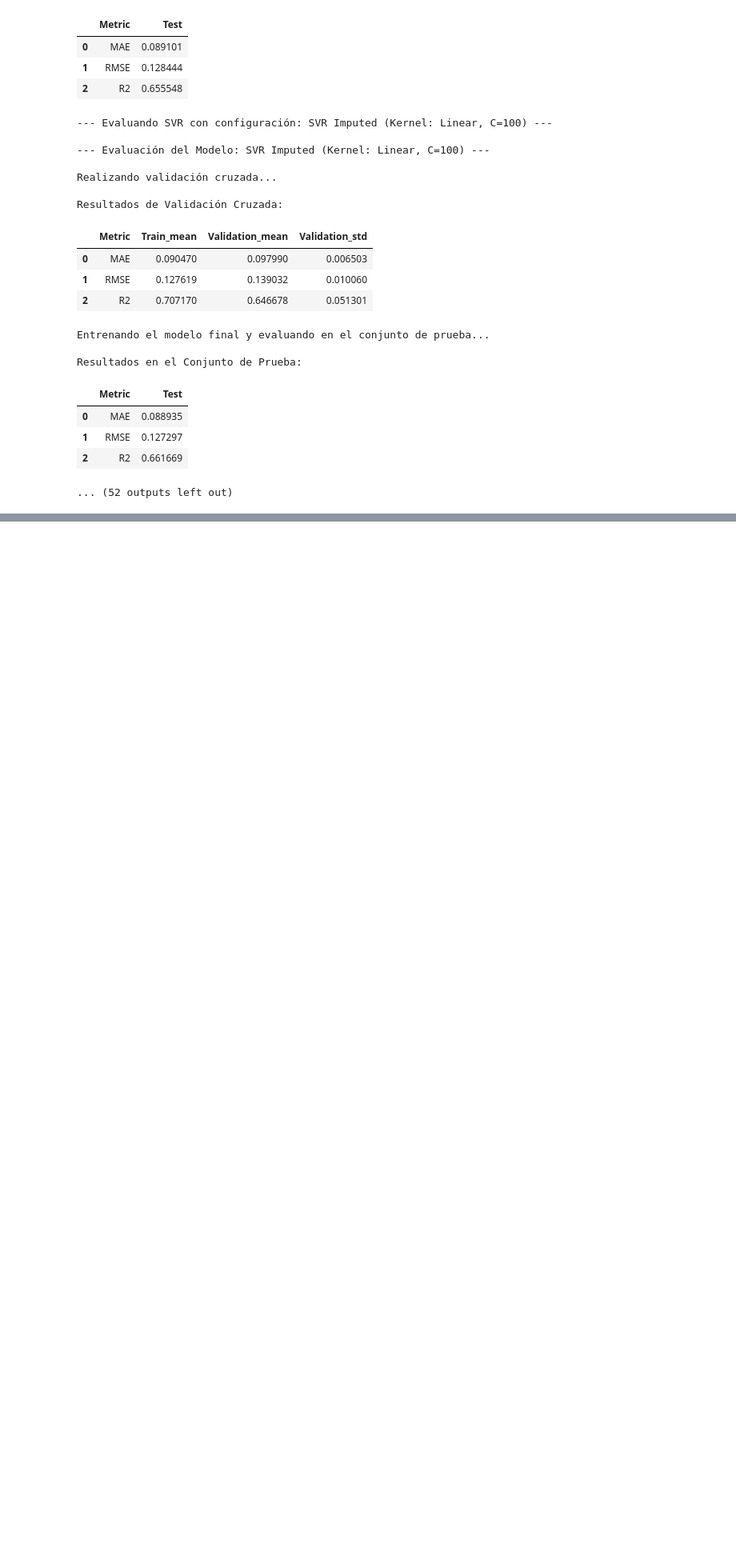
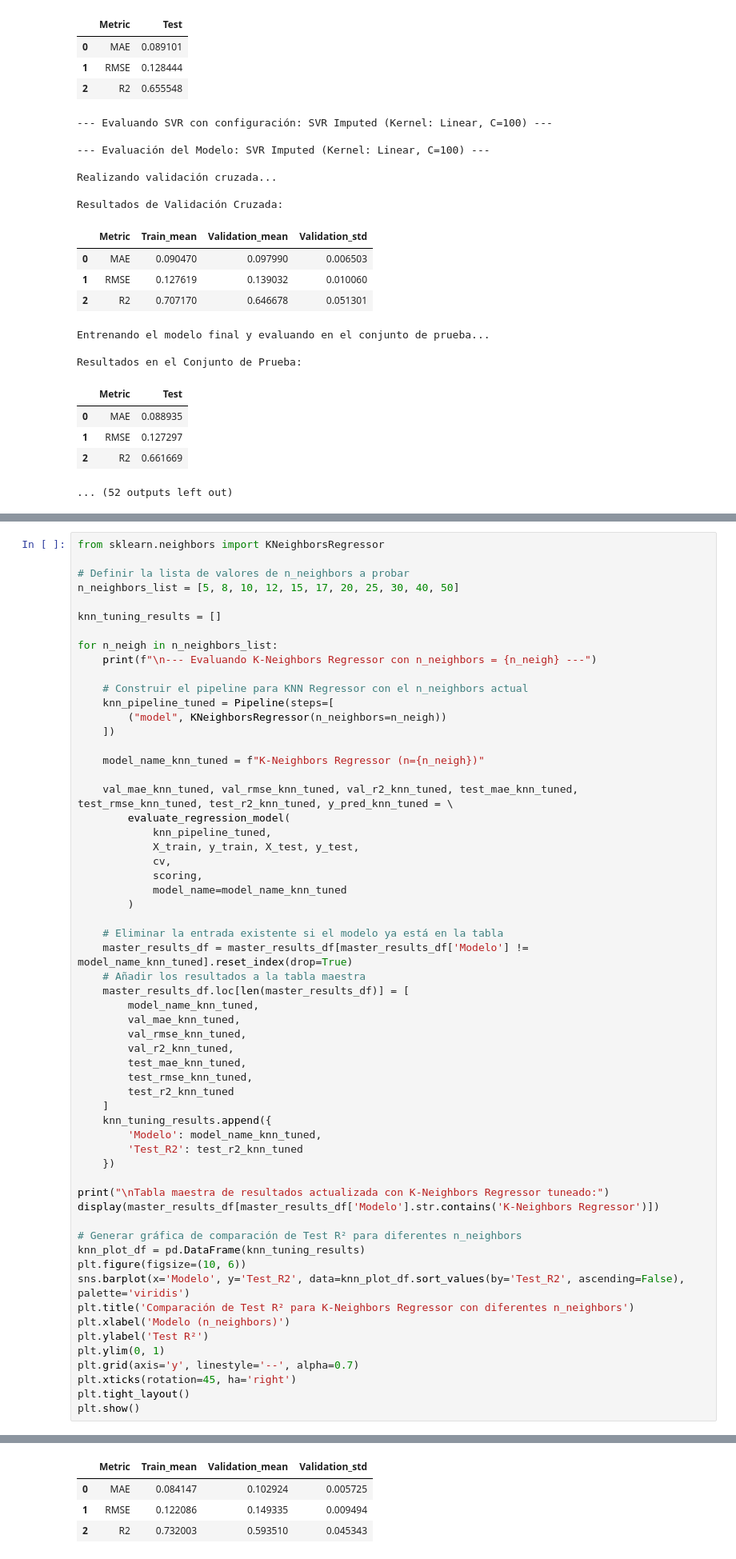
Before and after one commit to josemesa0112/machine-learning-repository, a Jupyter notebook: Machine_Learning_applied_to_Crime_Prediction.ipynb, the cells around one changed output, grey strips where cells are left out. Shown at 80% size. Drawn from its saved outputs; the diff is of its cells as text; blank space fills up the shorter version.

Commit message:
K-Nearest Neighbor

```diff
--- a/Machine_Learning_applied_to_Crime_Prediction.ipynb
+++ b/Machine_Learning_applied_to_Crime_Prediction.ipynb
@@ -1215,0 +1224,60 @@ Resultados en el Conjunto de Prueba:
+# %%
+from sklearn.neighbors import KNeighborsRegressor
+
+# Definir la lista de valores de n_neighbors a probar
+n_neighbors_list = [5, 8, 10, 12, 15, 17, 20, 25, 30, 40, 50]
+
+knn_tuning_results = []
+
+for n_neigh in n_neighbors_list:
+    print(f"\n--- Evaluando K-Neighbors Regressor con n_neighbors = {n_neigh} ---")
+
+    # Construir el pipeline para KNN Regressor con el n_neighbors actual
+    knn_pipeline_tuned = Pipeline(steps=[
+        ("model", KNeighborsRegressor(n_neighbors=n_neigh))
+    ])
+
+    model_name_knn_tuned = f"K-Neighbors Regressor (n={n_neigh})"
+
+    val_mae_knn_tuned, val_rmse_knn_tuned, val_r2_knn_tuned, test_mae_knn_tuned, test_rmse_knn_tuned, test_r2_knn_tuned, y_pred_knn_tuned = \
+        evaluate_regression_model(
+            knn_pipeline_tuned,
+            X_train, y_train, X_test, y_test,
+            cv,
+            scoring,
+            model_name=model_name_knn_tuned
+        )
+
+    # Eliminar la entrada existente si el modelo ya está en la tabla
+    master_results_df = master_results_df[master_results_df['Modelo'] != model_name_knn_tuned].reset_index(drop=True)
+    # Añadir los resultados a la tabla maestra
+    master_results_df.loc[len(master_results_df)] = [
+        model_name_knn_tuned,
+        val_mae_knn_tuned,
+        val_rmse_knn_tuned,
+        val_r2_knn_tuned,
+        test_mae_knn_tuned,
+        test_rmse_knn_tuned,
+        test_r2_knn_tuned
+    ]
+    knn_tuning_results.append({
+        'Modelo': model_name_knn_tuned,
+        'Test_R2': test_r2_knn_tuned
+    })
+
+print("\nTabla maestra de resultados actualizada con K-Neighbors Regressor tuneado:")
+display(master_results_df[master_results_df['Modelo'].str.contains('K-Neighbors Regressor')])
+
+# Generar gráfica de comparación de Test R² para diferentes n_neighbors
+knn_plot_df = pd.DataFrame(knn_tuning_results)
+plt.figure(figsize=(10, 6))
+sns.barplot(x='Modelo', y='Test_R2', data=knn_plot_df.sort_values(by='Test_R2', ascending=False), palette='viridis')
+plt.title('Comparación de Test R² para K-Neighbors Regressor con diferentes n_neighbors')
+plt.xlabel('Modelo (n_neighbors)')
+plt.ylabel('Test R²')
+plt.ylim(0, 1)
+plt.grid(axis='y', linestyle='--', alpha=0.7)
+plt.xticks(rotation=45, ha='right')
+plt.tight_layout()
+plt.show()
+# %% [output]
@@ -1215,0 +1291,4 @@ Resultados en el Conjunto de Prueba:
+|  | Metric | Train_mean | Validation_mean | Validation_std |
+| 0 | MAE | 0.084147 | 0.102924 | 0.005725 |
+| 1 | RMSE | 0.122086 | 0.149335 | 0.009494 |
+| 2 | R2 | 0.732003 | 0.593510 | 0.045343 |
```
Also changed, not shown: parts of 5 cells of this notebook.
